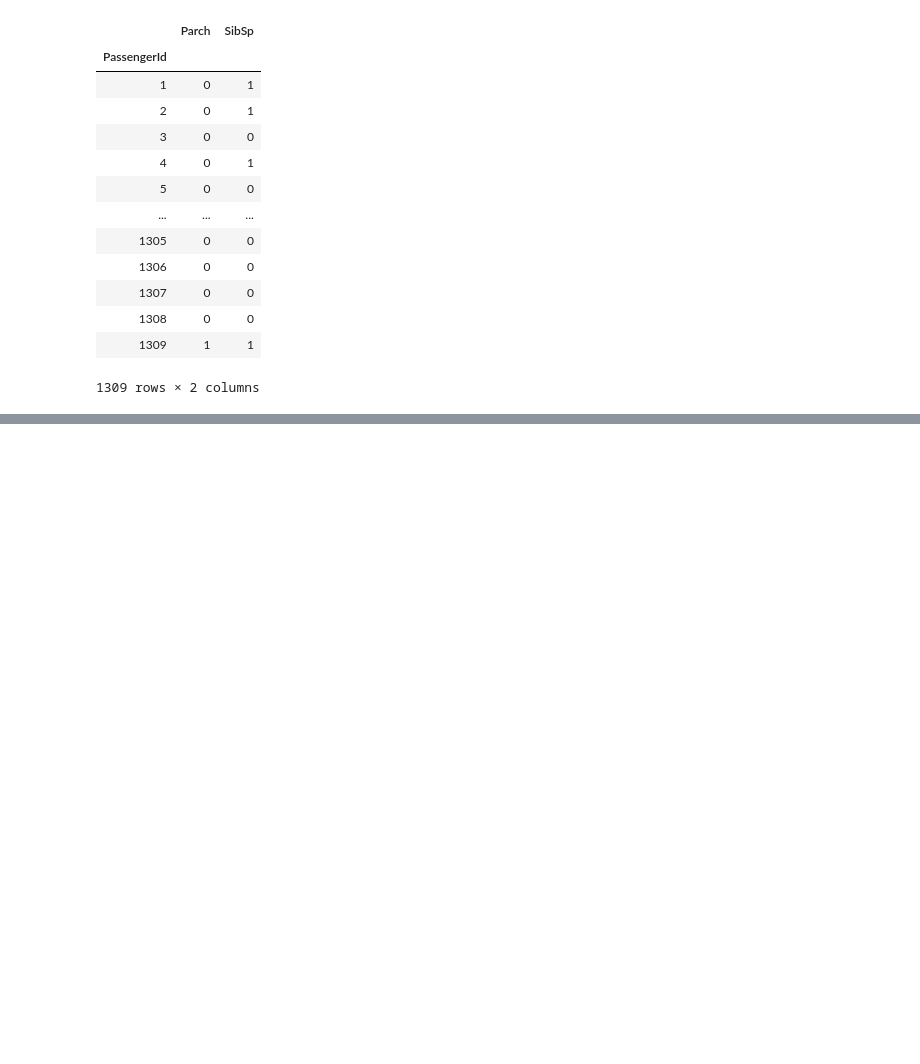
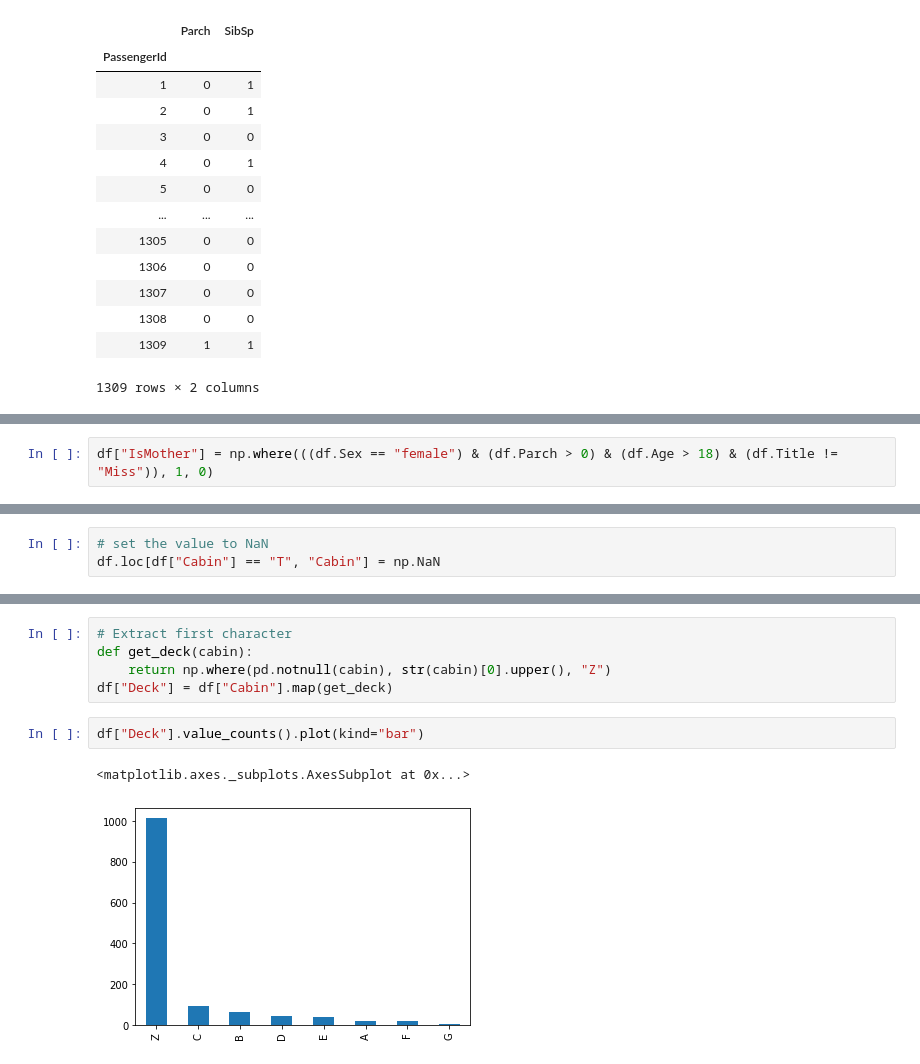
Before and after one commit to VK1120/supreme-giggle, a Jupyter notebook: titanic/notebooks/EDA.ipynb, the cells around one changed output, grey strips where cells are left out. Cells and saved outputs as stored; diff of their text form; blank space fills up the shorter version.

```diff
--- a/titanic/notebooks/EDA.ipynb
+++ b/titanic/notebooks/EDA.ipynb
@@ -826,0 +861,2 @@ df[["Parch", "SibSp"]]
+# %%
+df["IsMother"] = np.where(((df.Sex == "female") & (df.Parch > 0) & (df.Age > 18) & (df.Title != "Miss")), 1, 0)
@@ -826,0 +915,3 @@ df[["Parch", "SibSp"]]
+# %%
+# set the value to NaN
+df.loc[df["Cabin"] == "T", "Cabin"] = np.NaN
@@ -826,0 +939,10 @@ df[["Parch", "SibSp"]]
+# %%
+# Extract first character
+def get_deck(cabin):
+    return np.where(pd.notnull(cabin), str(cabin)[0].upper(), "Z")
+df["Deck"] = df["Cabin"].map(get_deck)
+# %%
+df["Deck"].value_counts().plot(kind="bar")
+# %% [output]
+<matplotlib.axes._subplots.AxesSubplot at 0x...>
+[figure, added]
```
Also changed, not shown: parts of 29 cells of this notebook, 3 other files.
